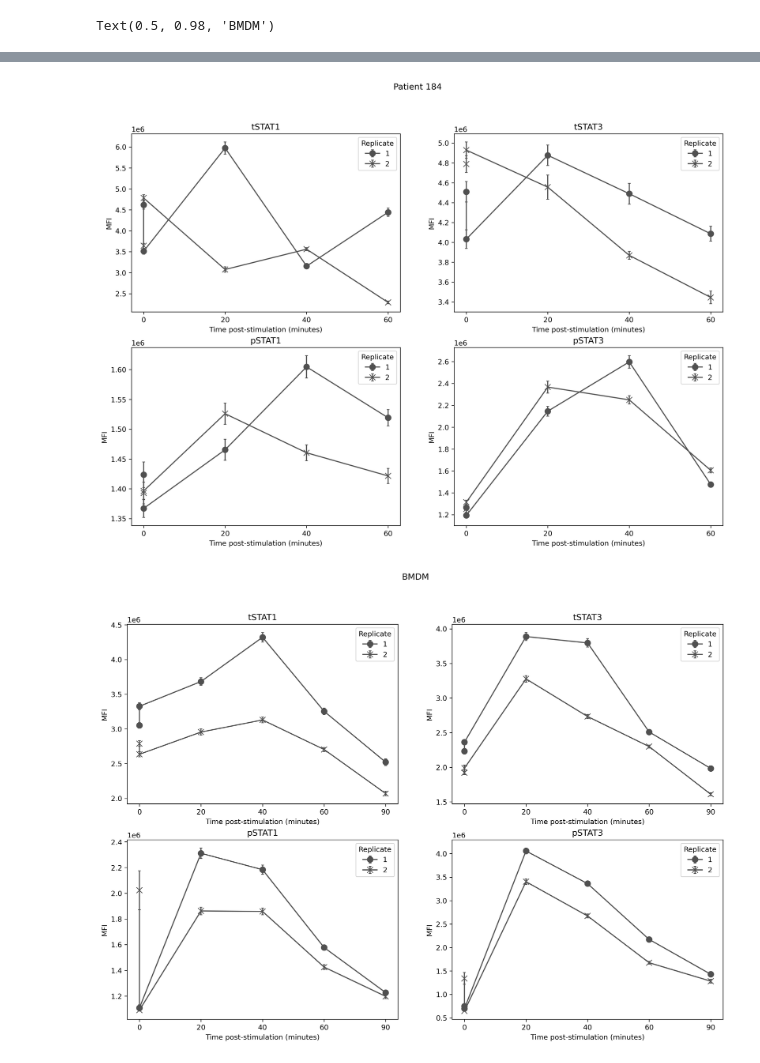
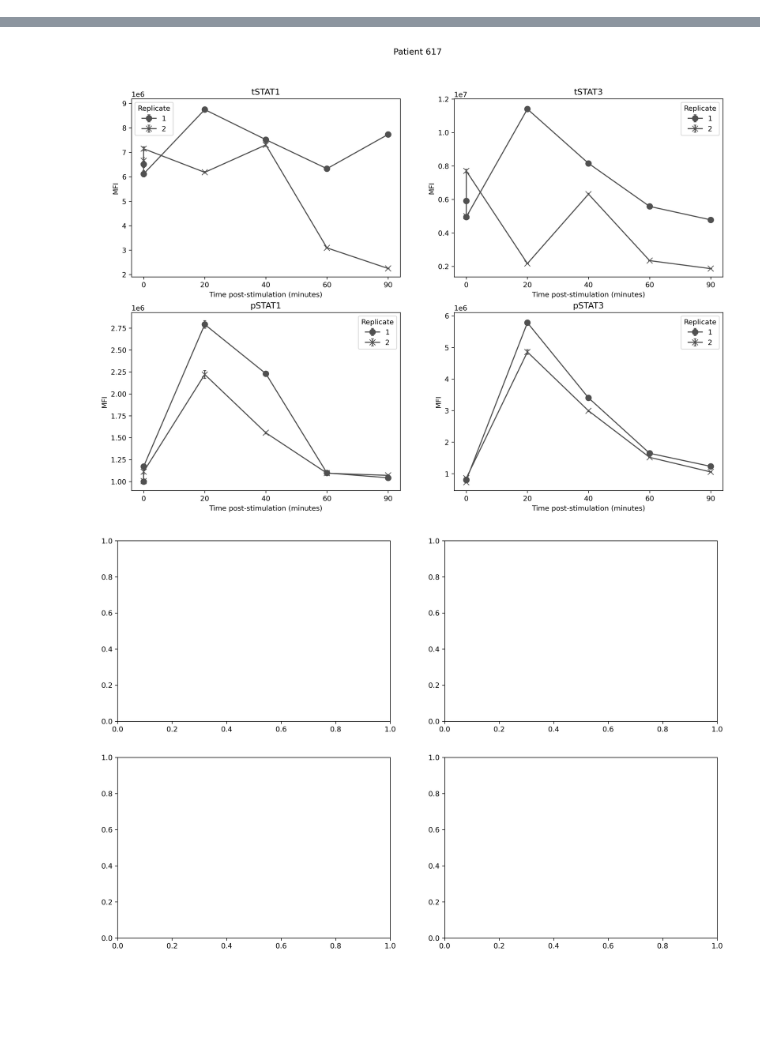
Before and after one commit to LarkinIt/visIF, a Jupyter notebook: code/hardcoded_visualization.ipynb, the cells around one changed output, grey strips where cells are left out. Saved outputs shown, nothing was run; the diff lists cells and outputs as text; code cells hidden in the pictures; blank space fills up the shorter version.

Commit message:
Updated hardcoded notebook for 07312025 monocyte scan

```diff
--- a/code/hardcoded_visualization.ipynb
+++ b/code/hardcoded_visualization.ipynb
@@ -4,7 +4,7 @@ import pandas as pd
 import matplotlib.pyplot as plt
 import seaborn as sns
 
-data_dir = "../data/05272025_IF"
+data_dir = "../data/071825_IF_scan"
 if_data_files = ["Cell.csv"]
 
 columns = ["WellId", "CircTotalIntenCh2", "CircTotalIntenCh3"]
@@ -12,14 +12,17 @@ columns = ["WellId", "CircTotalIntenCh2", "CircTotalIntenCh3"]
 column_to_stain = dict(zip(range(1,13), ["pSTAT"]*6 + ["tSTAT"] * 6))
 
 row_to_patient = {
-	"B":165,
-	"C":165,
-	"D":184,
-	"E":184,
-    "G":000,
-    "H":000
+	"B":626,
+	"C":617,
+	"D":617,
 }
-
+"""
+	"E":758,
+    "F":451,
+    "G":451,
+    "H":4510
+}
+"""
 
 column_to_t_pts = {
 	1:"0",
@@ -38,11 +41,12 @@ column_to_t_pts = {
 
 row_to_replicate = {
     "B":1,
-    "C":2,
-    "D":1,
-    "E":2,
-    "G":1,
-    "H":2
+    "C":1,
+    "D":2,
+   # "E":2,
+   # "F":1,
+   # "G":2,
+   # "H":1
 }
 # %%
 dfs = []
@@ -178,10 +186,9 @@ for pat, cur_axs in zip(df["PatientId"].unique(), [axs1, axs2, axs3]):
 
 id1 = df["PatientId"].unique()[0]
 id2 = df["PatientId"].unique()[1]
-id3 = df["PatientId"].unique()[2]
+#id3 = df["PatientId"].unique()[2]
 
 fig1.suptitle(f"Patient {id1}")
 fig2.suptitle(f"Patient {id2}");
-fig3.suptitle(f"BMDM")
+#fig3.suptitle(f"Patient {id3}")
 # %% [output]
-Text(0.5, 0.98, 'BMDM')
@@ -189,2 +196,2 @@ Text(0.5, 0.98, 'BMDM')
-[figure, old version]
+[figure, new version]
-[figure, old version]
+[figure, new version]
```
Also changed, not shown: parts of 4 cells of this notebook.
